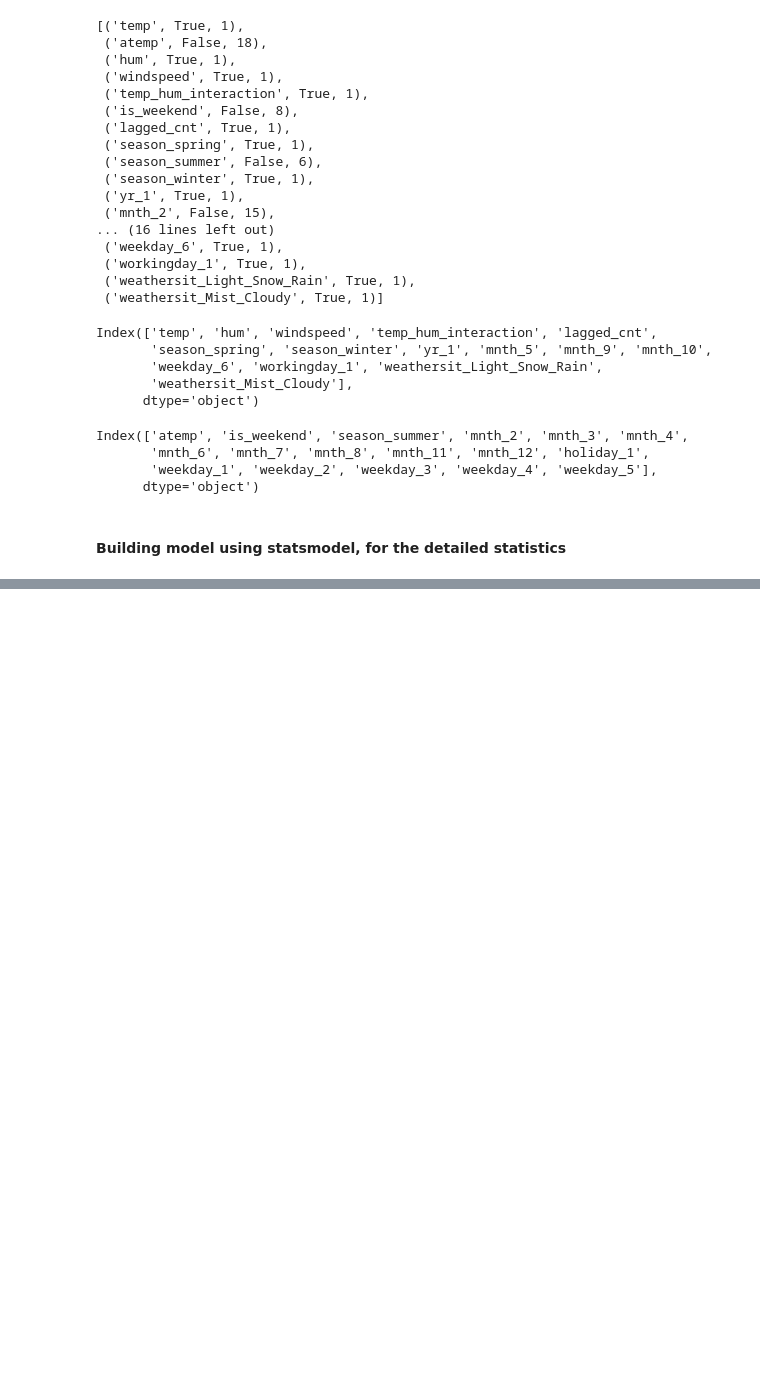
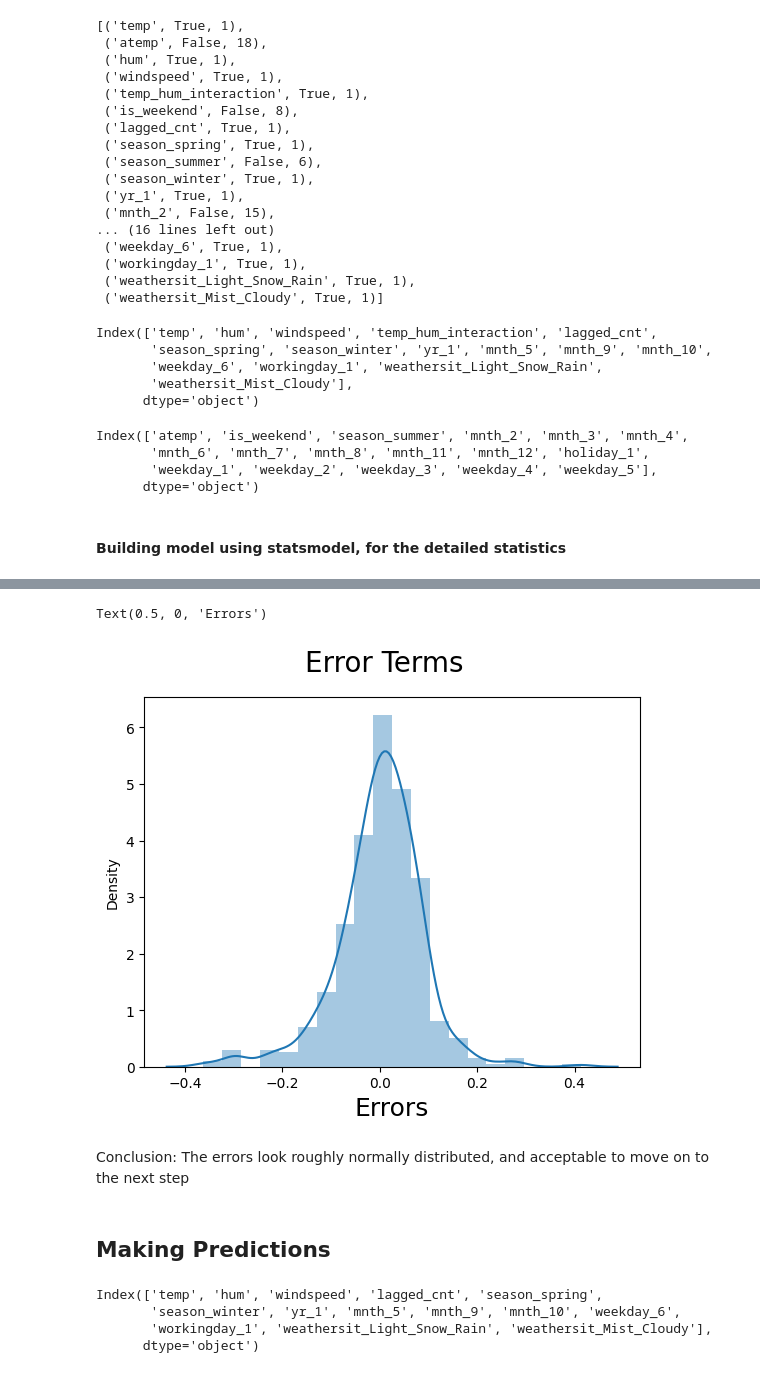
Before and after one commit to thomami244/BikeSharingCaseStudy, a Jupyter notebook: BikeCaseStudy.ipynb, the cells around one changed output, grey strips where cells are left out. Cells and saved outputs as stored; diff of their text form; code cells hidden in the pictures; blank space fills up the shorter version.

```diff
--- a/BikeCaseStudy.ipynb
+++ b/BikeCaseStudy.ipynb
@@ -335,6 +335,7 @@ from sklearn.linear_model import LinearRegression
 # %%
 # Initialize the model
 lm = LinearRegression()
+lm.fit(X_train, y_train)
 
 # Set up RFE to select 15 features
 rfe = RFE(estimator=lm, n_features_to_select=15)
@@ -414,2 +415,2 @@ hum is insignificant in presence of other variables; can be dropped
 # %%
-X_train_new = X_train_rfe.drop(["hum"], axis = 1)
+X_train_new = X_train_rfe.drop(["temp_hum_interaction"], axis = 1)
@@ -442,0 +486,2 @@ Notes:
+# %%
+y_train_price = lm.predict(X_train_lm)
@@ -442,0 +493,13 @@ Notes:
+# %%
+# Plot the histogram of the error terms
+fig = plt.figure()
+sns.distplot((y_train - y_train_price), bins = 20)
+fig.suptitle('Error Terms', fontsize = 20)                  # Plot heading
+plt.xlabel('Errors', fontsize = 18)                         # X-label
+# %% [output]
+Text(0.5, 0, 'Errors')
+[figure, added]
+# %% [markdown]
+Conclusion: The errors look roughly normally distributed, and acceptable to move on to the next step
+# %% [markdown]
+## Making Predictions
@@ -442,0 +523,7 @@ Notes:
+# %%
+X_train_new.columns
+# %% [output]
+Index(['temp', 'hum', 'windspeed', 'lagged_cnt', 'season_spring',
+       'season_winter', 'yr_1', 'mnth_5', 'mnth_9', 'mnth_10', 'weekday_6',
+       'workingday_1', 'weathersit_Light_Snow_Rain', 'weathersit_Mist_Cloudy'],
+      dtype='object')
```
Also changed, not shown: parts of 19 cells of this notebook.
